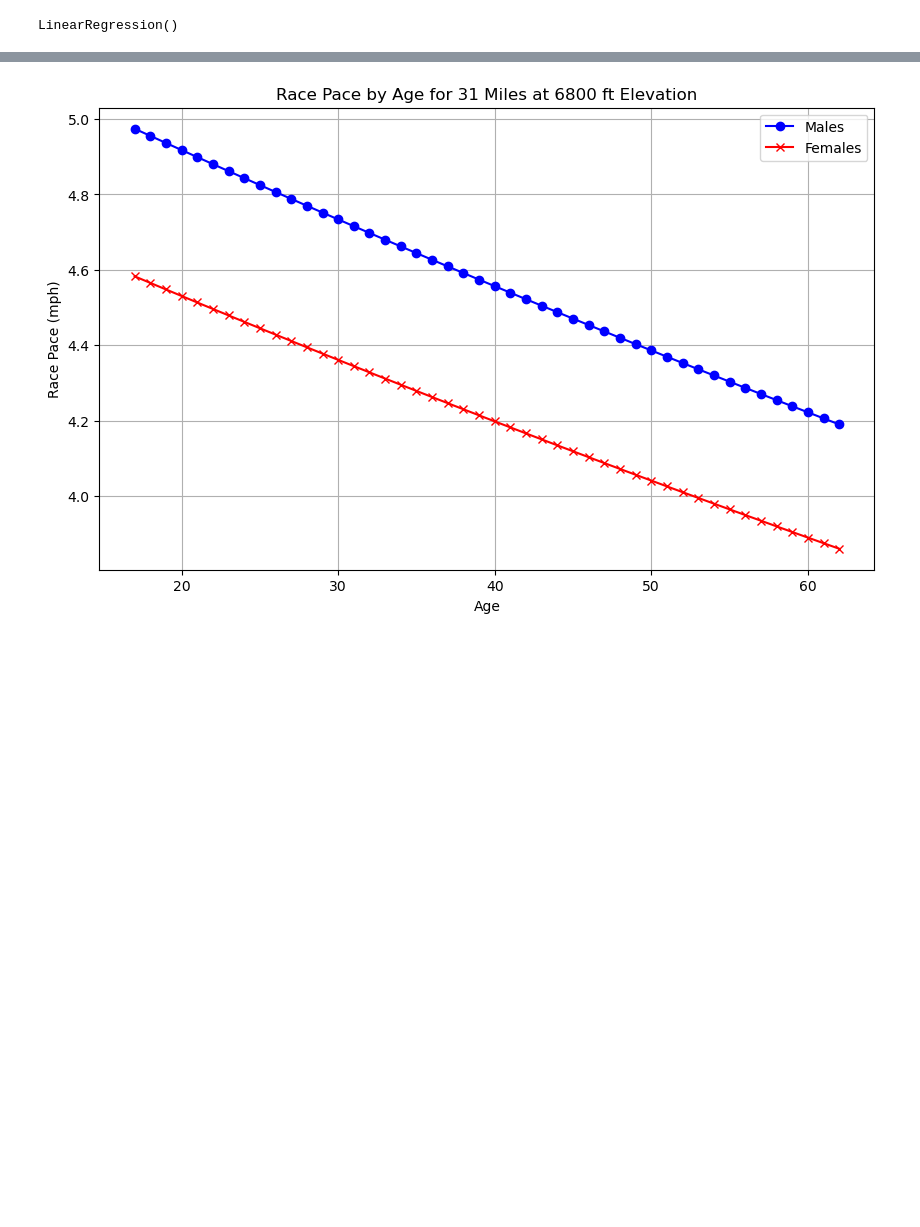
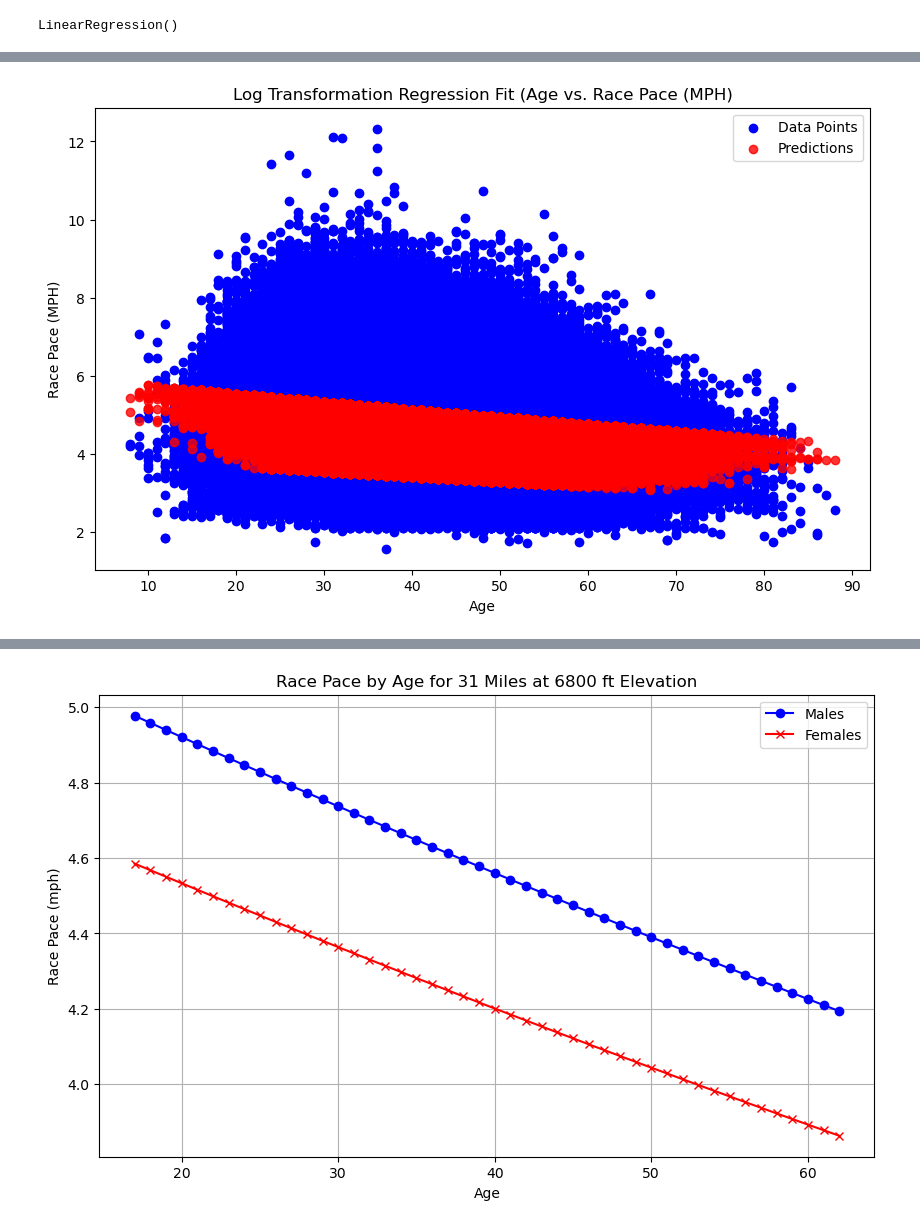
Before and after one commit to jdwelch88/Running_captstone, a Jupyter notebook: Notebooks/all_100_running_hypothesis.ipynb, the cells around one changed output, grey strips where cells are left out. Cells and saved outputs as stored; diff of their text form; code cells hidden in the pictures; blank space fills up the shorter version.

Commit message:
added linear regression analysis to readme

```diff
--- a/Notebooks/all_100_running_hypothesis.ipynb
+++ b/Notebooks/all_100_running_hypothesis.ipynb
@@ -189,3 +189,15 @@ plt.show()
+# %%
+# Visualize the linear regression plot for age vs race pace (mph)
+plt.figure(figsize=(10,6))
+plt.scatter(all_um_data['true_age'], all_um_data['mph'], color='blue', label = 'Data Points')
+plt.scatter(all_um_data['true_age'], np.exp(log_lin_model.predict(all_um_data[['Gender', 'true_age', 'State_elevation', 'distance']])), alpha = 0.8, color='red', label='Predictions')
+plt.title('Log Transformation Regression Fit (Age vs. Race Pace (MPH)')
+plt.xlabel("Age")
+plt.ylabel("Race Pace (MPH)")
+plt.legend()
+plt.show()
+# %% [output]
+[figure, added]
 # %%
 np.exp(log_lin_model.predict([[1, 36, 200, 1]]))
 # %% [output]
```
Also changed, not shown: parts of 10 cells of this notebook, 8 other files.
